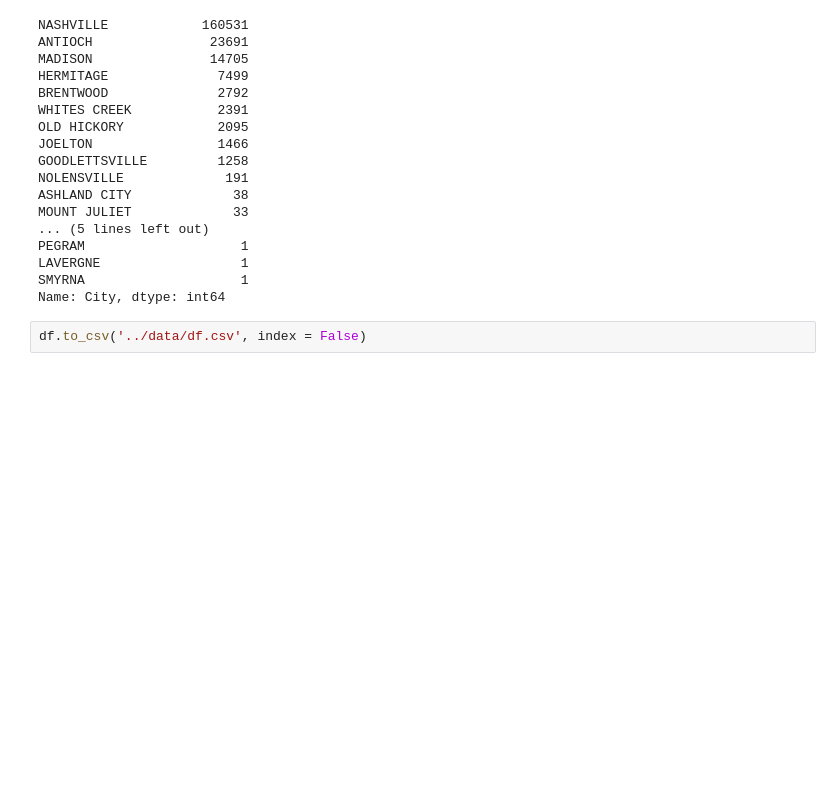
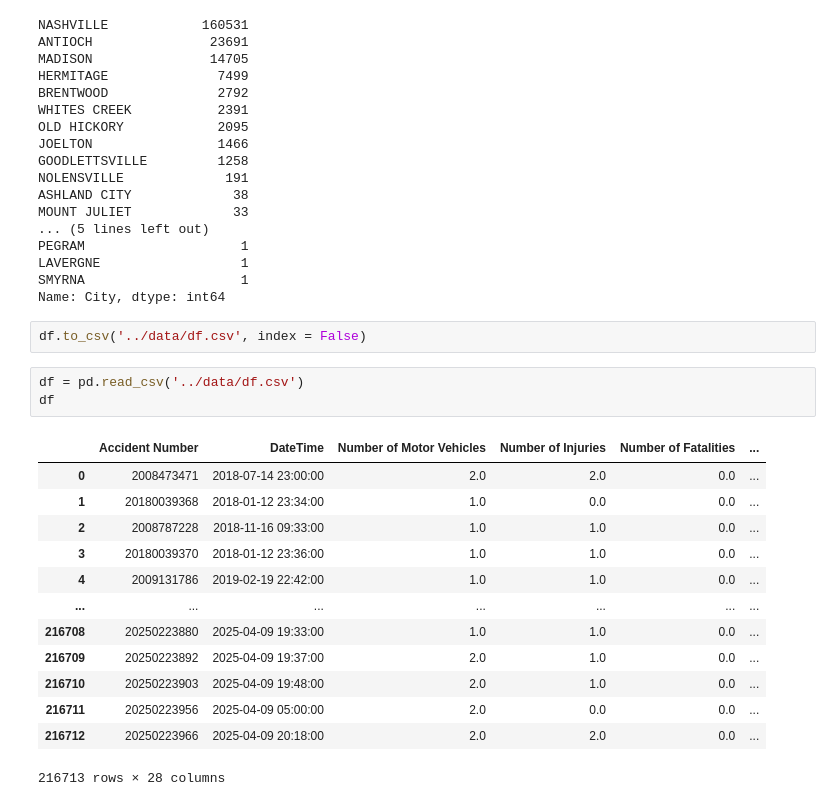
Before and after one commit to essetetsahai/nashville_traffic, a Jupyter notebook: notebooks/traffic_notebook.ipynb, the cells around one changed output. Saved outputs shown, nothing was run; the diff lists cells and outputs as text; blank space fills up the shorter version.

```diff
--- a/notebooks/traffic_notebook.ipynb
+++ b/notebooks/traffic_notebook.ipynb
@@ -795,3 +795,20 @@ SMYRNA                    1
 Name: City, dtype: int64
 # %%
 df.to_csv('../data/df.csv', index = False)
+# %%
+df = pd.read_csv('../data/df.csv')
+df
+# %% [output]
+|  | Accident Number | DateTime | Number of Motor Vehicles | Number of Injuries | Number of Fatalities | ... |
+| 0 | 2008473471 | 2018-07-14 23:00:00 | 2.0 | 2.0 | 0.0 | ... |
+| 1 | 20180039368 | 2018-01-12 23:34:00 | 1.0 | 0.0 | 0.0 | ... |
+| 2 | 2008787228 | 2018-11-16 09:33:00 | 1.0 | 1.0 | 0.0 | ... |
+| 3 | 20180039370 | 2018-01-12 23:36:00 | 1.0 | 1.0 | 0.0 | ... |
+| 4 | 2009131786 | 2019-02-19 22:42:00 | 1.0 | 1.0 | 0.0 | ... |
+| ... | ... | ... | ... | ... | ... | ... |
+| 216708 | 20250223880 | 2025-04-09 19:33:00 | 1.0 | 1.0 | 0.0 | ... |
+| 216709 | 20250223892 | 2025-04-09 19:37:00 | 2.0 | 1.0 | 0.0 | ... |
+| 216710 | 20250223903 | 2025-04-09 19:48:00 | 2.0 | 1.0 | 0.0 | ... |
+| 216711 | 20250223956 | 2025-04-09 05:00:00 | 2.0 | 0.0 | 0.0 | ... |
+| 216712 | 20250223966 | 2025-04-09 20:18:00 | 2.0 | 2.0 | 0.0 | ... |
+216713 rows × 28 columns
```
Also changed, not shown: parts of 11 cells of this notebook.
